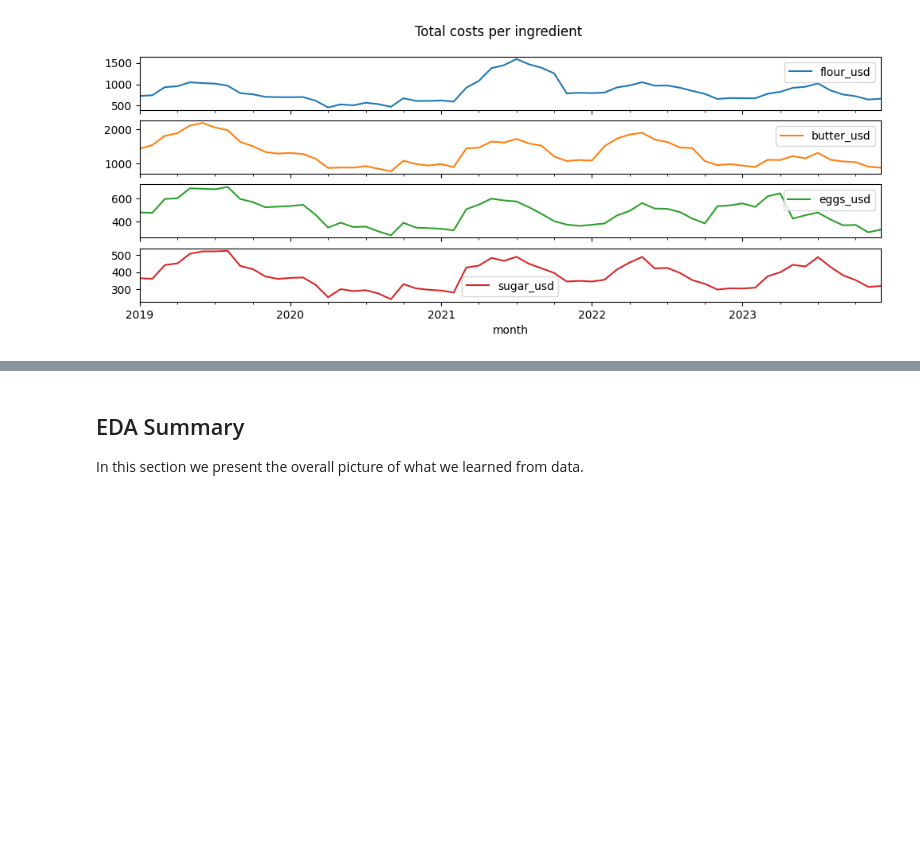
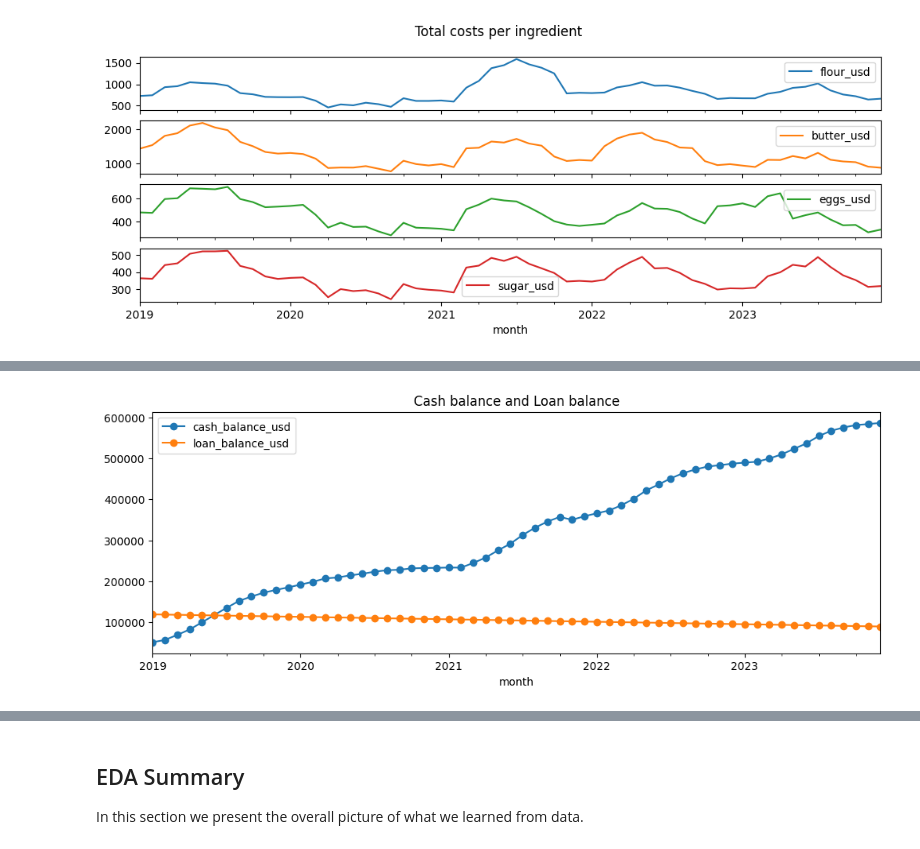
Before and after one commit to sebastian-sanchez-s/sebastian-sanchez-s.github.io, a Jupyter notebook: projects/StressTest/StressTest.ipynb, the cells around one changed output, grey strips where cells are left out. Drawn from its saved outputs; the diff is of its cells as text; code cells hidden in the pictures; blank space fills up the shorter version.

```diff
--- a/projects/StressTest/StressTest.ipynb
+++ b/projects/StressTest/StressTest.ipynb
@@ -314,0 +317,10 @@ ingredient_usage_monthly.plot(
+# %%
+cashflow_monthly = pd.read_csv(
+    DATASET_PATH / 'cashflow_monthly.csv',
+    parse_dates=True,
+    index_col='month'
+)
+
+print(cashflow_monthly.info())
+print(cashflow_monthly.head())
+print(cashflow_monthly.tail())
@@ -314,0 +345,13 @@ ingredient_usage_monthly.plot(
+# %%
+(
+    cashflow_monthly[[
+        'cash_balance_usd',
+        'loan_balance_usd',
+    ]]
+).plot(
+    figsize=(12, 4),
+    style='-o',
+    title='Cash balance and Loan balance',
+);
+# %% [output]
+[figure, added]
```
Also changed, not shown: parts of 6 cells of this notebook, 3 other files.
